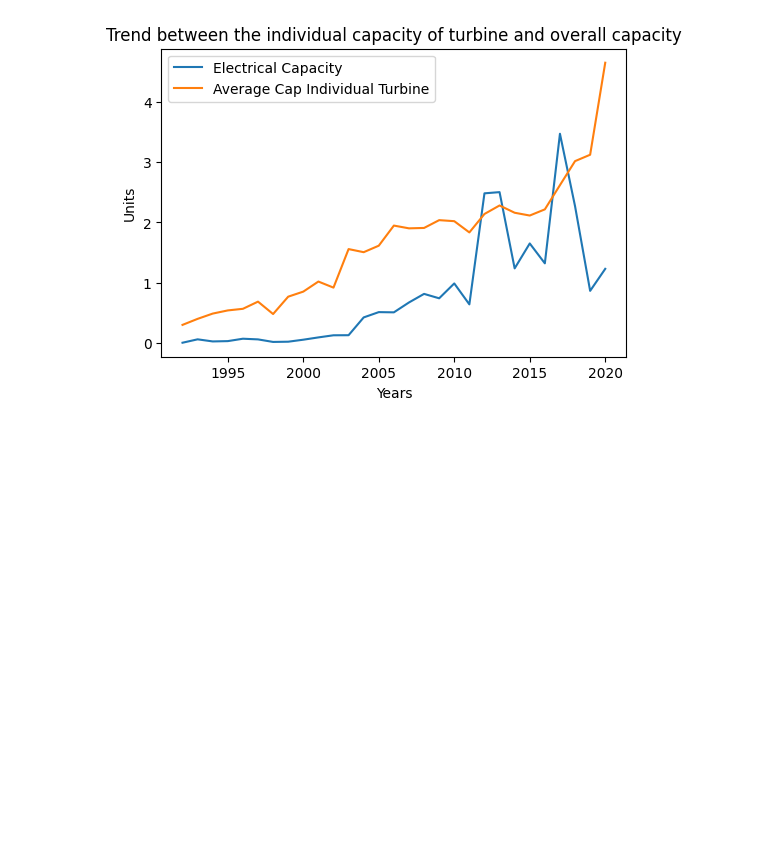
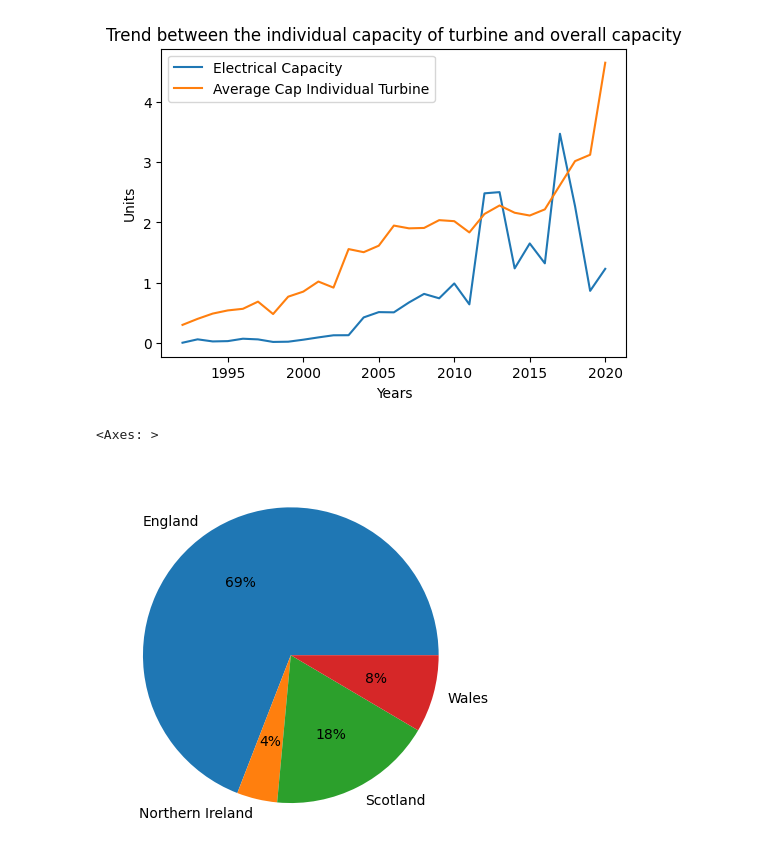
Before and after one commit to MahendraC17/Exploratory-Data-Analysis---Renewable-Power-plants-In-UK, a Jupyter notebook: EDA_renewable_power_plants.ipynb, the cells around one changed output. Saved outputs shown, nothing was run; the diff lists cells and outputs as text; code cells hidden in the pictures; blank space fills up the shorter version.

Commit message:
Visualising 0.11

```diff
--- a/EDA_renewable_power_plants.ipynb
+++ b/EDA_renewable_power_plants.ipynb
@@ -442,3 +444,9 @@ plt.legend()
 plt.show()
 # %% [output]
 [figure]
+# %%
+# Power plants ditribution accross U.K
+rpp_ssy.groupby('country').size().plot(kind='pie', autopct='%1.0f%%')
+# %% [output]
+<Axes: >
+[figure, added]
```
Also changed, not shown: parts of 2 cells of this notebook.
